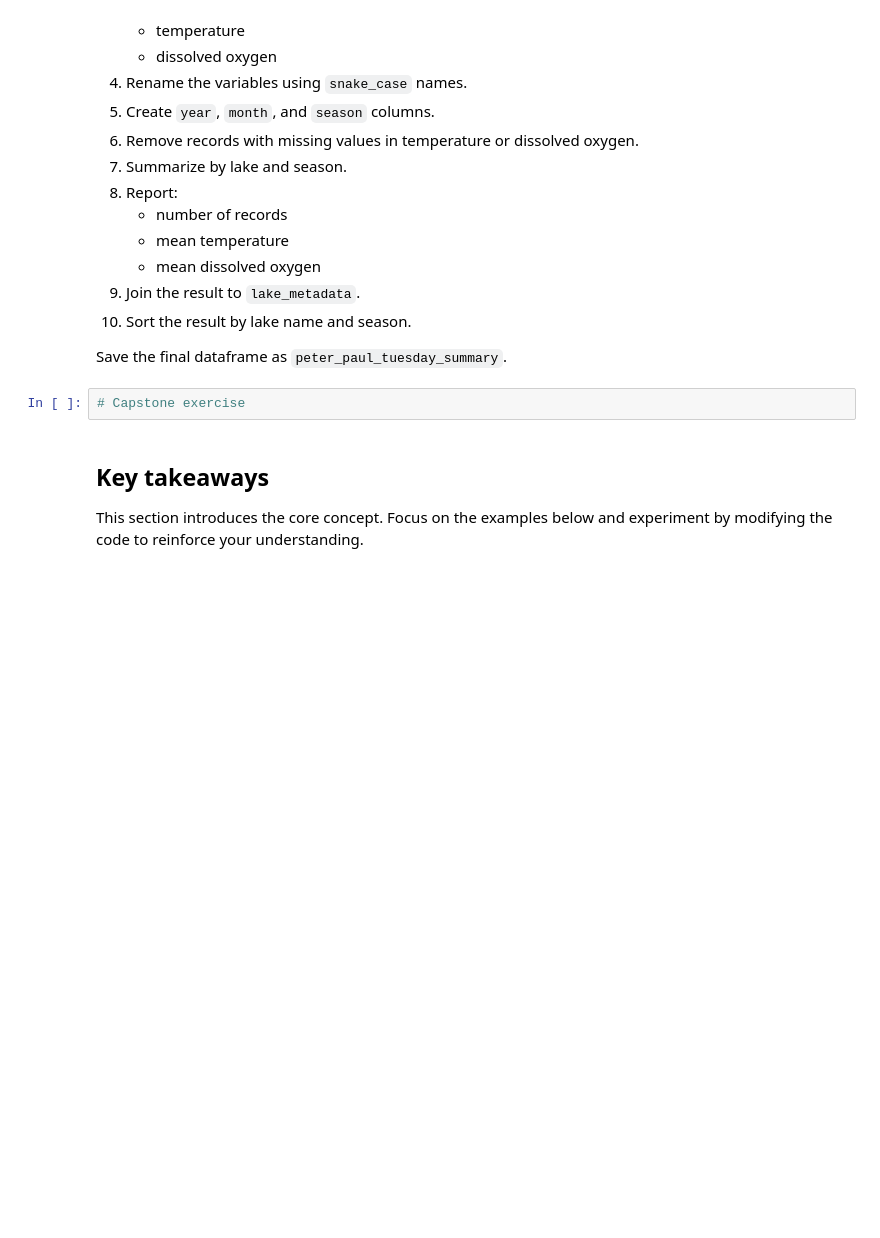
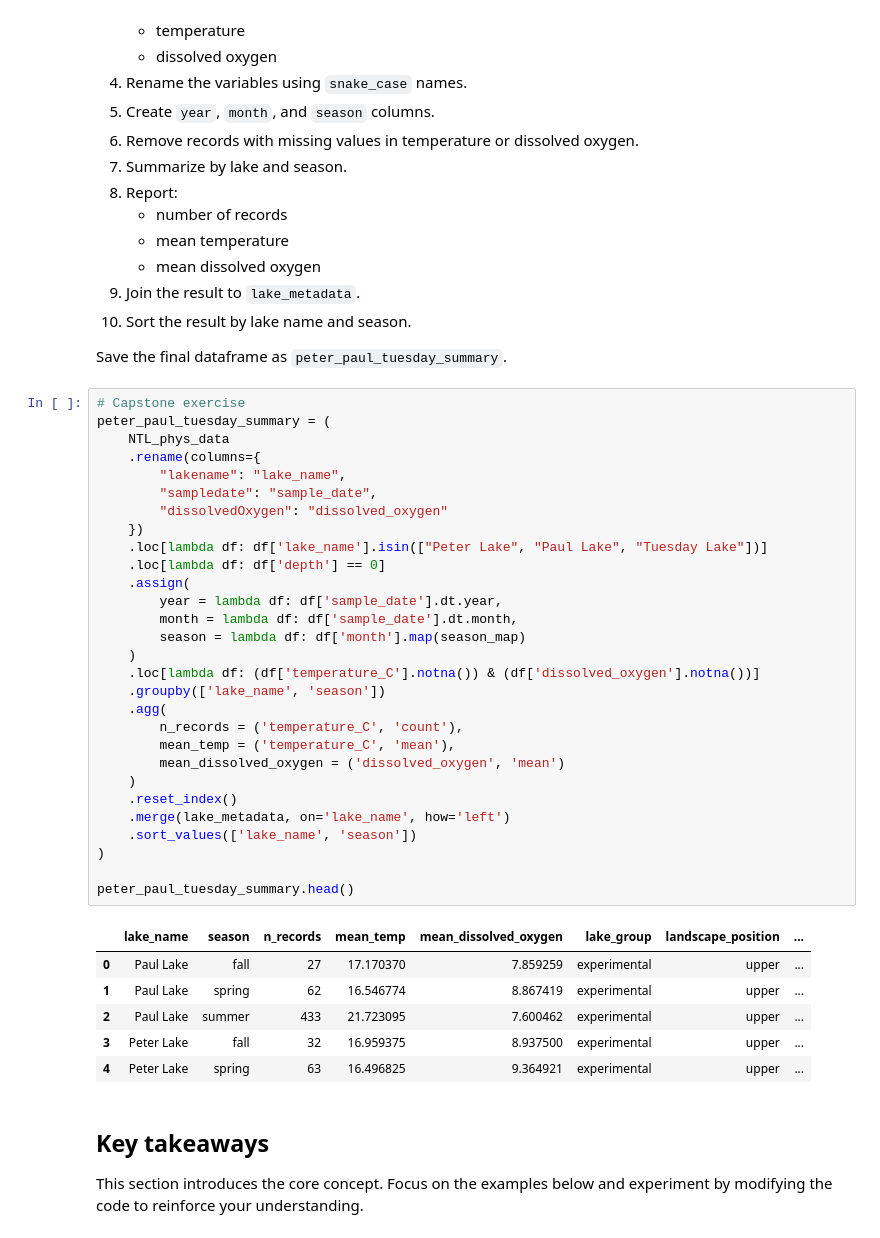
Before and after one commit to maya-schroder/ENV700, a Jupyter notebook: lessons/M4-data-wrangling-2.ipynb, the cells around one changed output. Saved outputs shown, nothing was run; the diff lists cells and outputs as text; blank space fills up the shorter version.

Commit message:
Final commit of M4-2 and NTL processed data

```diff
--- a/lessons/M4-data-wrangling-2.ipynb
+++ b/lessons/M4-data-wrangling-2.ipynb
@@ -943,6 +956,40 @@ Create a processed dataset that meets the following specifications:
 Save the final dataframe as `peter_paul_tuesday_summary`.
 # %%
 # Capstone exercise
+peter_paul_tuesday_summary = (
+    NTL_phys_data
+    .rename(columns={
+        "lakename": "lake_name",
+        "sampledate": "sample_date",
+        "dissolvedOxygen": "dissolved_oxygen"
+    })
+    .loc[lambda df: df['lake_name'].isin(["Peter Lake", "Paul Lake", "Tuesday Lake"])]
+    .loc[lambda df: df['depth'] == 0]
+    .assign(
+        year = lambda df: df['sample_date'].dt.year,
+        month = lambda df: df['sample_date'].dt.month,
+        season = lambda df: df['month'].map(season_map)
+    )
+    .loc[lambda df: (df['temperature_C'].notna()) & (df['dissolved_oxygen'].notna())]
+    .groupby(['lake_name', 'season'])
+    .agg(
+        n_records = ('temperature_C', 'count'),
+        mean_temp = ('temperature_C', 'mean'),
+        mean_dissolved_oxygen = ('dissolved_oxygen', 'mean')
+    )
+    .reset_index()
+    .merge(lake_metadata, on='lake_name', how='left')
+    .sort_values(['lake_name', 'season'])
+)
+
+peter_paul_tuesday_summary.head()
+# %% [output]
+|  | lake_name | season | n_records | mean_temp | mean_dissolved_oxygen | lake_group | landscape_position | ... |
+| 0 | Paul Lake | fall | 27 | 17.170370 | 7.859259 | experimental | upper | ... |
+| 1 | Paul Lake | spring | 62 | 16.546774 | 8.867419 | experimental | upper | ... |
+| 2 | Paul Lake | summer | 433 | 21.723095 | 7.600462 | experimental | upper | ... |
+| 3 | Peter Lake | fall | 32 | 16.959375 | 8.937500 | experimental | upper | ... |
+| 4 | Peter Lake | spring | 63 | 16.496825 | 9.364921 | experimental | upper | ... |
 # %% [markdown]
 ## Key takeaways
 
```
Also changed, not shown: parts of 2 cells of this notebook, 1 other file.
